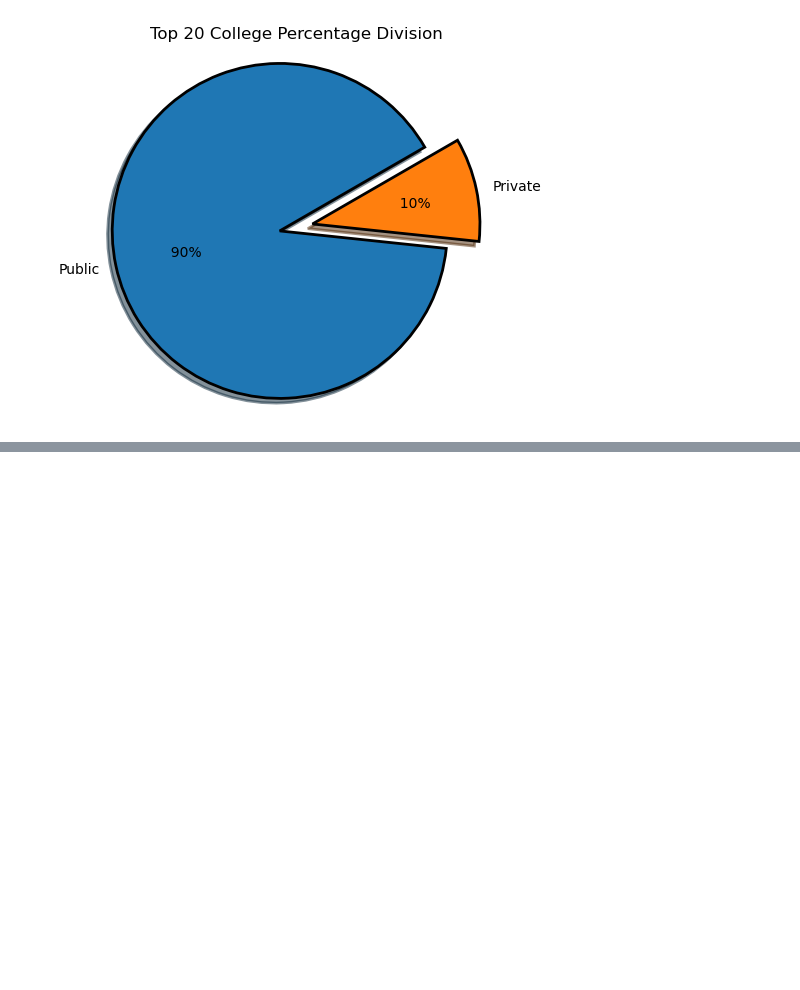
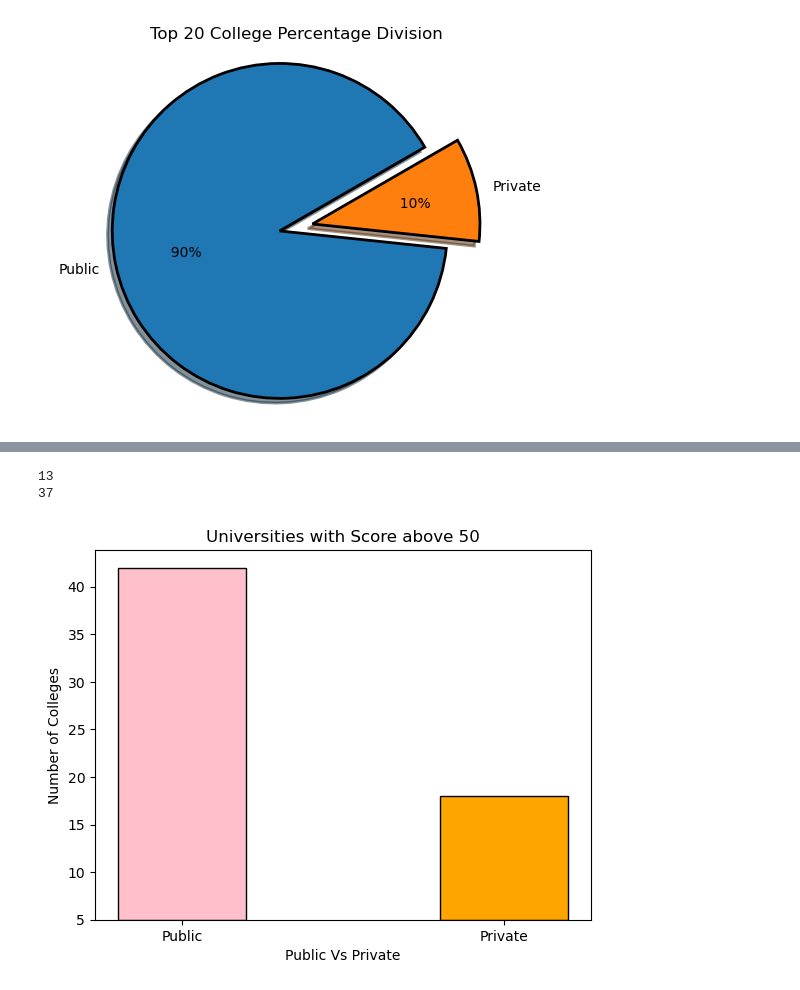
Before and after one commit to xIshanSandhux/Public-vs-Private-Indian-College-Analysis-Top-200, a Jupyter notebook: public-vs-private-indian-college-analysis-top-200.ipynb, the cells around one changed output, grey strips where cells are left out. Drawn from its saved outputs; the diff is of its cells as text; code cells hidden in the pictures; blank space fills up the shorter version.

```diff
--- a/public-vs-private-indian-college-analysis-top-200.ipynb
+++ b/public-vs-private-indian-college-analysis-top-200.ipynb
@@ -209,0 +265,9 @@ plt.show()
+# %%
+dup = pd.DataFrame(df)
+counter = 0
+for index, row in dup.iterrows():
+    if (row['total'] == " "):
+        print("Missing total for the university with rank:", row['rank'], row['name'])
+        row['total'] = "0"
+        counter = counter + 1
+print("Total missing total: ",counter)
@@ -209,0 +306,2 @@ plt.show()
+# %%
+dup['total'].replace(" ",np.nan,inplace=True)
@@ -209,0 +350,28 @@ plt.show()
+# %%
+dup['total'] = pd.to_numeric(dup['total'])
+# %%
+public_counter = 0
+private_counter = 0
+
+for index, row in dup.iterrows():
+    if(row['total']>=50) and (row['owner_ship']=="Public/Government"):
+        public_counter = public_counter+1
+    elif (row['total']>=50) and (row['owner_ship']=="Private"):
+        private_counter = private_counter+1
+print(private_counter)
+print(public_counter)
+# %% [output]
+13
+37
+# %%
+x = ["Public","Private"]
+h = [public_counter,private_counter]
+c = ["pink","orange"]
+plt.bar(x,h,width=0.4, color=c,edgecolor="black",bottom=5)
+plt.xlabel("Public Vs Private")
+plt.ylabel("Number of Colleges")
+plt.title("Universities with Score above 50")
+plt.style.use('dark_background')
+plt.show()
+# %% [output]
+[figure, added]
```
Also changed, not shown: parts of 11 cells of this notebook.
